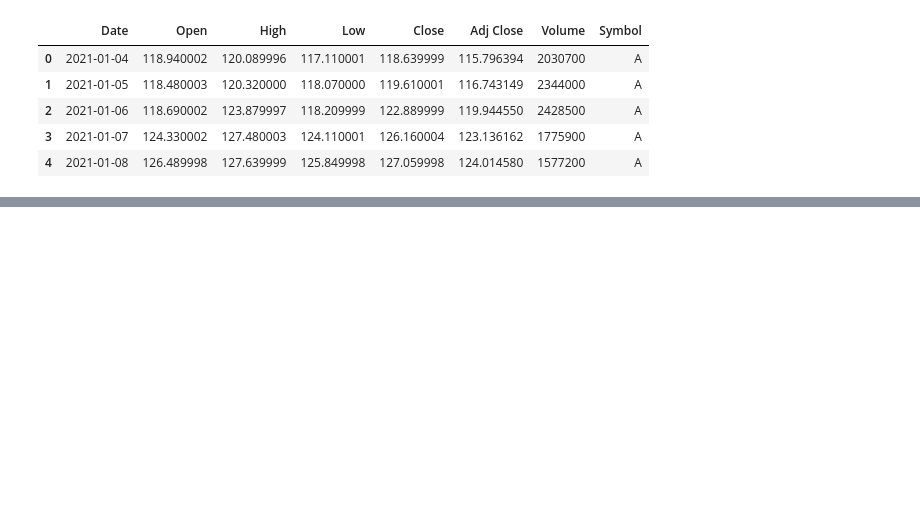
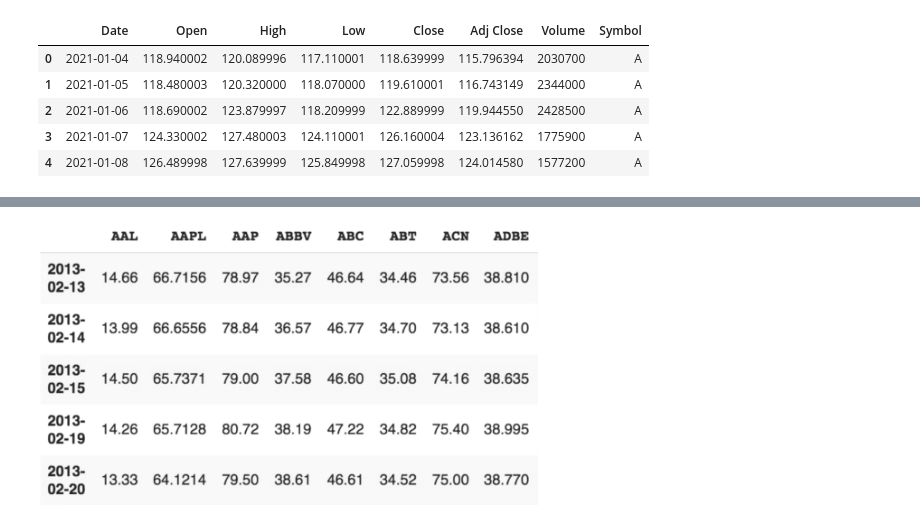
Before and after one commit to sidchakravarty/lazyprogrammer_financial_engineering, a Jupyter notebook: 2. Python/1. Financial Basics.ipynb, the cells around one changed output, grey strips where cells are left out. Cells and saved outputs as stored; diff of their text form; code cells hidden in the pictures; blank space fills up the shorter version.

Commit message:
Interim checkin - Financial Basics

```diff
--- a/2. Python/1. Financial Basics.ipynb
+++ b/2. Python/1. Financial Basics.ipynb
@@ -141,0 +225,4 @@ df.tail()
+# %%
+Image("../1. Images/Financial Basics - 1.png", width = 500, height = 500)
+# %% [output]
+[figure, added]
```
Also changed, not shown: parts of 48 cells of this notebook, 17 other files.
